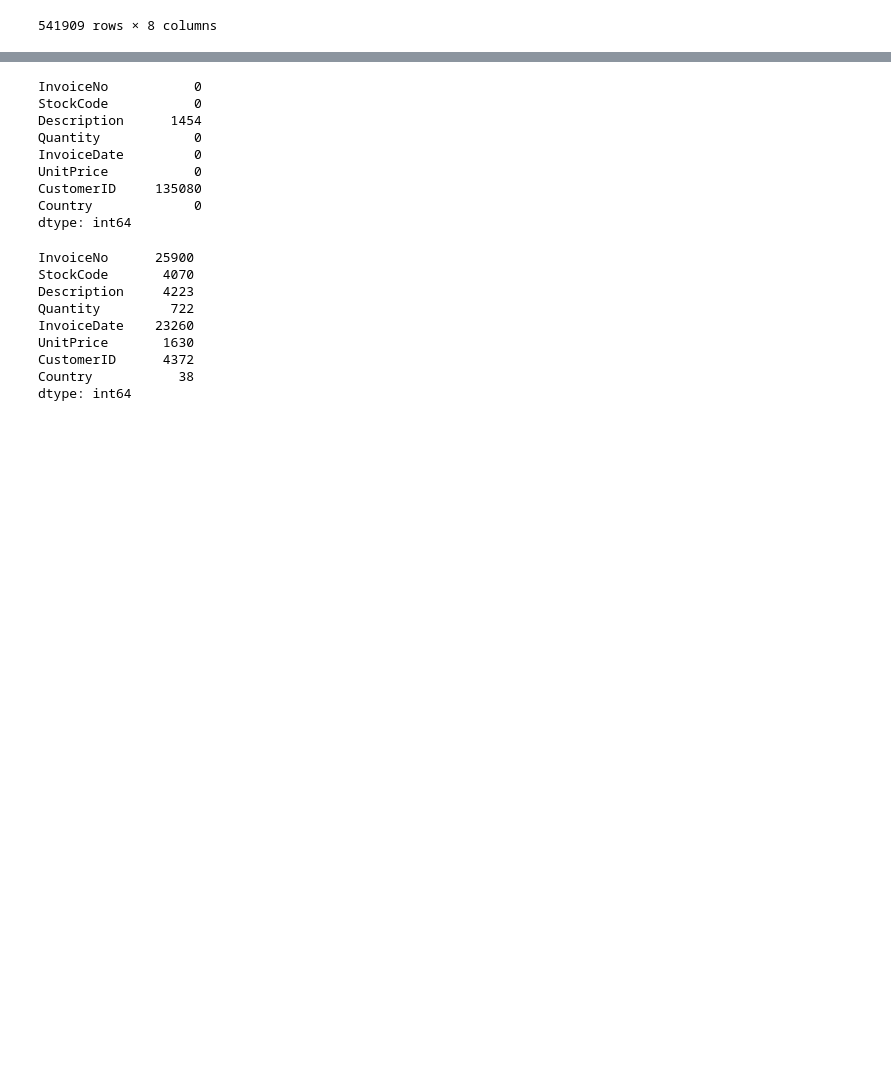
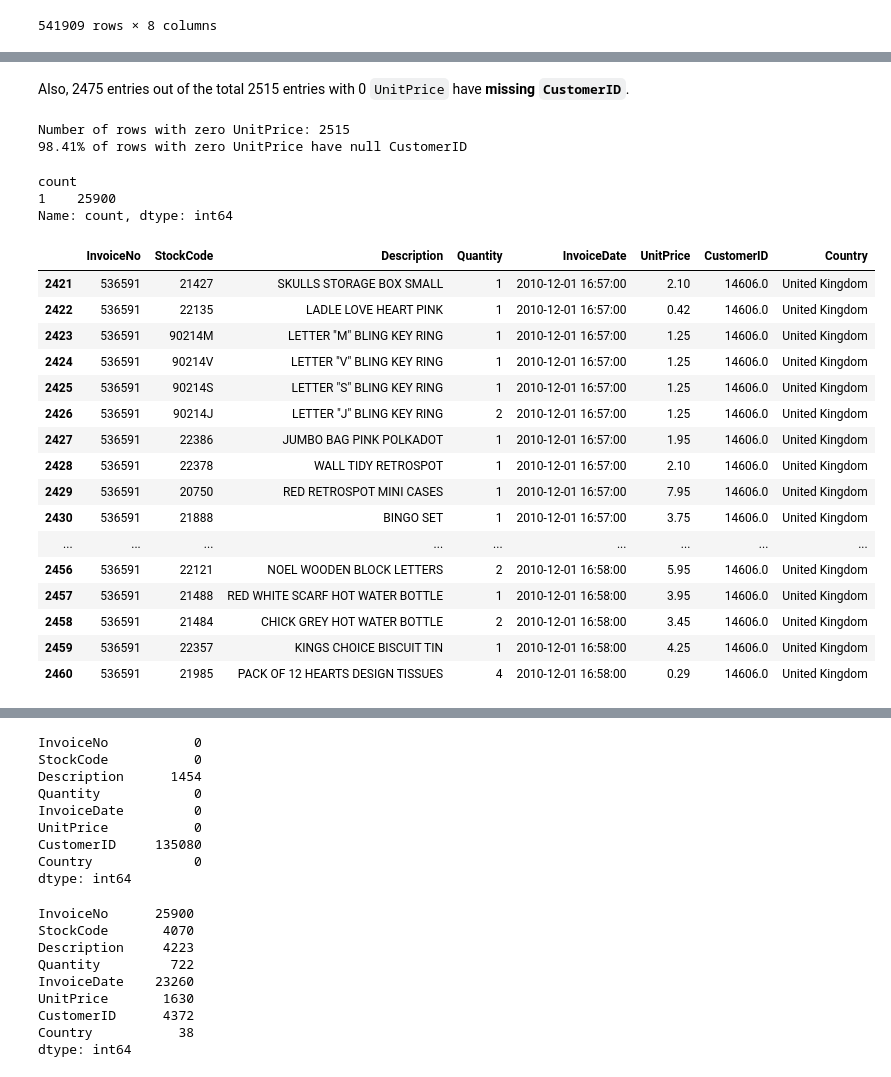
Before and after one commit to Juban0102/retail-analytics_and_demand-forecasting, a Jupyter notebook: notebooks/01_data_exploration.ipynb, the cells around one changed output, grey strips where cells are left out. Saved outputs shown, nothing was run; the diff lists cells and outputs as text; code cells hidden in the pictures; blank space fills up the shorter version.

```diff
--- a/notebooks/01_data_exploration.ipynb
+++ b/notebooks/01_data_exploration.ipynb
@@ -21,0 +151,12 @@ df_retail
+# %% [markdown]
+
+Also, 2475 entries out of the total 2515 entries with 0 `UnitPrice` have **missing `CustomerID`**.
+# %%
+len_zero_unitprice = len(df_retail[df_retail['UnitPrice'] == 0 ])
+len_customer_id_null = len(df_retail[(df_retail['CustomerID'].isnull()) & (df_retail['UnitPrice'] == 0 )])
+
+print(f"Number of rows with zero UnitPrice: {len_zero_unitprice}")
+print(f"{len_customer_id_null/len_zero_unitprice*100:.2f}% of rows with zero UnitPrice have null CustomerID")
+# %% [output]
+Number of rows with zero UnitPrice: 2515
+98.41% of rows with zero UnitPrice have null CustomerID
@@ -22 +195,27 @@ df_retail
+# %%
+df_invoices['invoice_no'].value_counts().value_counts()
+# %% [output]
+count
+1    25900
+Name: count, dtype: int64
+# %%
+df_retail[df_retail['InvoiceNo'] == 536591]
+# %% [output]
+|  | InvoiceNo | StockCode | Description | Quantity | InvoiceDate | UnitPrice | CustomerID | Country |
+| 2421 | 536591 | 21427 | SKULLS STORAGE BOX SMALL | 1 | 2010-12-01 16:57:00 | 2.10 | 14606.0 | United Kingdom |
+| 2422 | 536591 | 22135 | LADLE LOVE HEART PINK | 1 | 2010-12-01 16:57:00 | 0.42 | 14606.0 | United Kingdom |
+| 2423 | 536591 | 90214M | LETTER "M" BLING KEY RING | 1 | 2010-12-01 16:57:00 | 1.25 | 14606.0 | United Kingdom |
+| 2424 | 536591 | 90214V | LETTER "V" BLING KEY RING | 1 | 2010-12-01 16:57:00 | 1.25 | 14606.0 | United Kingdom |
+| 2425 | 536591 | 90214S | LETTER "S" BLING KEY RING | 1 | 2010-12-01 16:57:00 | 1.25 | 14606.0 | United Kingdom |
+| 2426 | 536591 | 90214J | LETTER "J" BLING KEY RING | 2 | 2010-12-01 16:57:00 | 1.25 | 14606.0 | United Kingdom |
+| 2427 | 536591 | 22386 | JUMBO BAG PINK POLKADOT | 1 | 2010-12-01 16:57:00 | 1.95 | 14606.0 | United Kingdom |
+| 2428 | 536591 | 22378 | WALL TIDY RETROSPOT | 1 | 2010-12-01 16:57:00 | 2.10 | 14606.0 | United Kingdom |
+| 2429 | 536591 | 20750 | RED RETROSPOT MINI CASES | 1 | 2010-12-01 16:57:00 | 7.95 | 14606.0 | United Kingdom |
+| 2430 | 536591 | 21888 | BINGO SET | 1 | 2010-12-01 16:57:00 | 3.75 | 14606.0 | United Kingdom |
+| ... | ... | ... | ... | ... | ... | ... | ... | ... |
+| 2456 | 536591 | 22121 | NOEL WOODEN BLOCK LETTERS | 2 | 2010-12-01 16:58:00 | 5.95 | 14606.0 | United Kingdom |
+| 2457 | 536591 | 21488 | RED WHITE SCARF HOT WATER BOTTLE | 1 | 2010-12-01 16:58:00 | 3.95 | 14606.0 | United Kingdom |
+| 2458 | 536591 | 21484 | CHICK GREY HOT WATER BOTTLE | 2 | 2010-12-01 16:58:00 | 3.45 | 14606.0 | United Kingdom |
+| 2459 | 536591 | 22357 | KINGS CHOICE BISCUIT TIN | 1 | 2010-12-01 16:58:00 | 4.25 | 14606.0 | United Kingdom |
+| 2460 | 536591 | 21985 | PACK OF 12 HEARTS DESIGN TISSUES | 4 | 2010-12-01 16:58:00 | 0.29 | 14606.0 | United Kingdom |
 # %%
```
Also changed, not shown: parts of 17 cells of this notebook, 1 other file.
